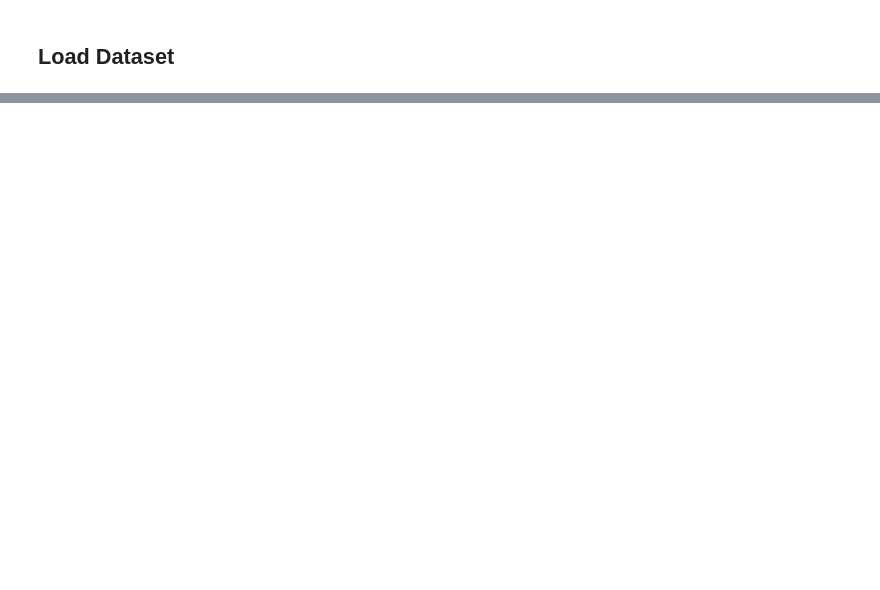
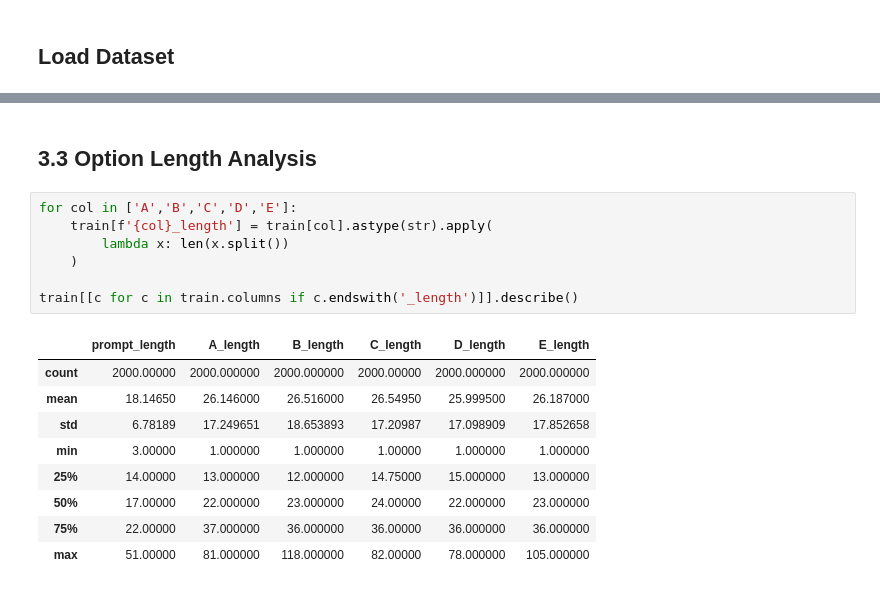
Before and after one commit to 23f2000003-Nihal/dl-genai-project-26-t2, a Jupyter notebook: dl-23f2000003-notebook-t22026.ipynb, the cells around one changed output, grey strips where cells are left out. Drawn from its saved outputs; the diff is of its cells as text; blank space fills up the shorter version.

```diff
--- a/dl-23f2000003-notebook-t22026.ipynb
+++ b/dl-23f2000003-notebook-t22026.ipynb
@@ -615,0 +202,19 @@ to Kaggle.
+# %% [markdown]
+## 3.3 Option Length Analysis
+# %%
+for col in ['A','B','C','D','E']:
+    train[f'{col}_length'] = train[col].astype(str).apply(
+        lambda x: len(x.split())
+    )
+
+train[[c for c in train.columns if c.endswith('_length')]].describe()
+# %% [output]
+|  | prompt_length | A_length | B_length | C_length | D_length | E_length |
+| count | 2000.00000 | 2000.000000 | 2000.000000 | 2000.00000 | 2000.000000 | 2000.000000 |
+| mean | 18.14650 | 26.146000 | 26.516000 | 26.54950 | 25.999500 | 26.187000 |
+| std | 6.78189 | 17.249651 | 18.653893 | 17.20987 | 17.098909 | 17.852658 |
+| min | 3.00000 | 1.000000 | 1.000000 | 1.00000 | 1.000000 | 1.000000 |
+| 25% | 14.00000 | 13.000000 | 12.000000 | 14.75000 | 15.000000 | 13.000000 |
+| 50% | 17.00000 | 22.000000 | 23.000000 | 24.00000 | 22.000000 | 23.000000 |
+| 75% | 22.00000 | 37.000000 | 36.000000 | 36.00000 | 36.000000 | 36.000000 |
+| max | 51.00000 | 81.000000 | 118.000000 | 82.00000 | 78.000000 | 105.000000 |
```
Also changed, not shown: parts of 126 cells of this notebook.
